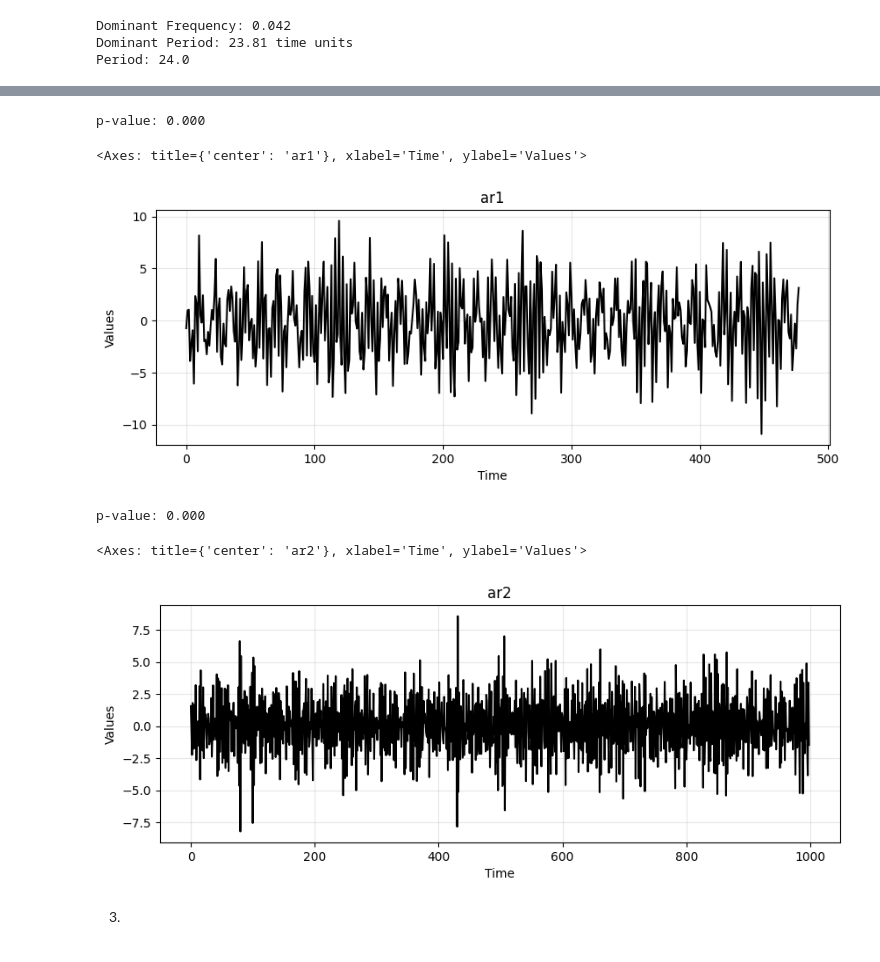
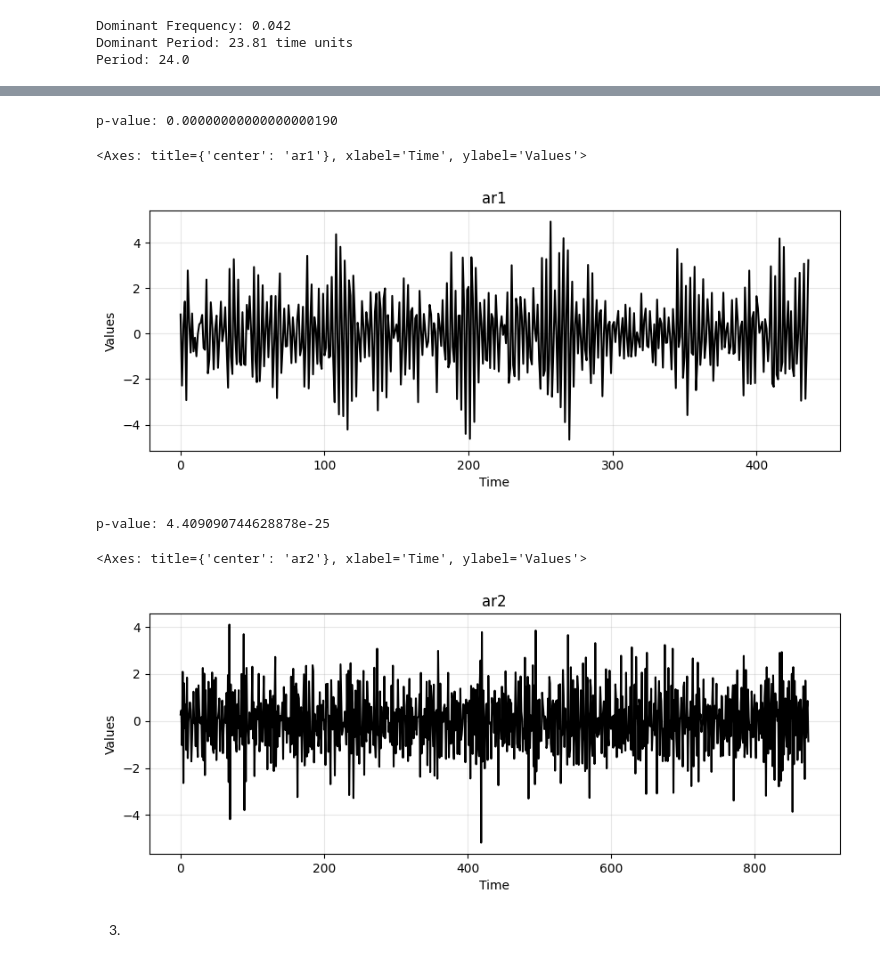
Before and after one commit to altUSER/ts2, a Jupyter notebook: 4 ar_ma.ipynb, the cells around one changed output, grey strips where cells are left out. Saved outputs shown, nothing was run; the diff lists cells and outputs as text; code cells hidden in the pictures.

```diff
--- a/4 ar_ma.ipynb
+++ b/4 ar_ma.ipynb
@@ -986,6 +1007,6 @@ def seas_decomp_plots(original, decomposition):
 
     plt.show()
 # %%
-decomposition1 = seasonal_decompose(x=arma_ts1, model='additive', period=12)
-seas_decomp_plots(arma_ts1, decomposition1)
+decomposition1 = seasonal_decompose(x=train1, model='additive', period=12)
+seas_decomp_plots(train1, decomposition1)
 # %% [output]
@@ -998,5 +1019,5 @@ seas_decomp_plots(arma_ts2, decomposition2)
 # %%
-untrended1 = decomposition1.seasonal+ decomposition1.resid
+resid1 =  decomposition1.resid #+ decomposition1.seasonal
 run_sequence_plot(range(len(untrended1)), untrended1, "untrended1")
 # %% [output]
 <Axes: title={'center': 'untrended1'}, xlabel='Time', ylabel='Values'>
@@ -1010,25 +1051,25 @@ run_sequence_plot(range(len(untrended2)), untrended2, "untrended2")
 # %%
-diff_ar1 = arma_ts1[1:] - arma_ts1[:-1]
+resid1_cut = resid1[6:-6]
 
-_, pvalue, _, _, _, _ = adfuller(diff_ar1)
-print(f"p-value: {pvalue:.3f}")
+_, pvalue, _, _, _, _ = adfuller(resid1_cut)
+print(f"p-value: {pvalue:.20f}")
 
-run_sequence_plot(range(len(diff_ar1)), diff_ar1, "ar1")
+run_sequence_plot(range(len(resid1_cut)), resid1_cut, "ar1")
 # %% [output]
-p-value: 0.000
+p-value: 0.00000000000000000190
 <Axes: title={'center': 'ar1'}, xlabel='Time', ylabel='Values'>
-[figure, old version]
+[figure, new version]
 # %%
-diff_ar2 = arma_ts2[1:] - arma_ts2[:-1]
+resid2_cut = resid2[12:-12]
 
-_, pvalue, _, _, _, _ = adfuller(diff_ar2)
-print(f"p-value: {pvalue:.3f}")
+_, pvalue, _, _, _, _ = adfuller(resid2_cut)
+print(f"p-value: {pvalue}")
 
-run_sequence_plot(range(len(diff_ar2)), diff_ar2, "ar2")
+run_sequence_plot(range(len(resid2_cut)), resid2_cut, "ar2")
 # %% [output]
-p-value: 0.000
+p-value: 4.409090744628878e-25
 <Axes: title={'center': 'ar2'}, xlabel='Time', ylabel='Values'>
-[figure, old version]
+[figure, new version]
 # %% [markdown]
 3.
 # %%
```
Also changed, not shown: parts of 26 cells of this notebook, 5 other files.
